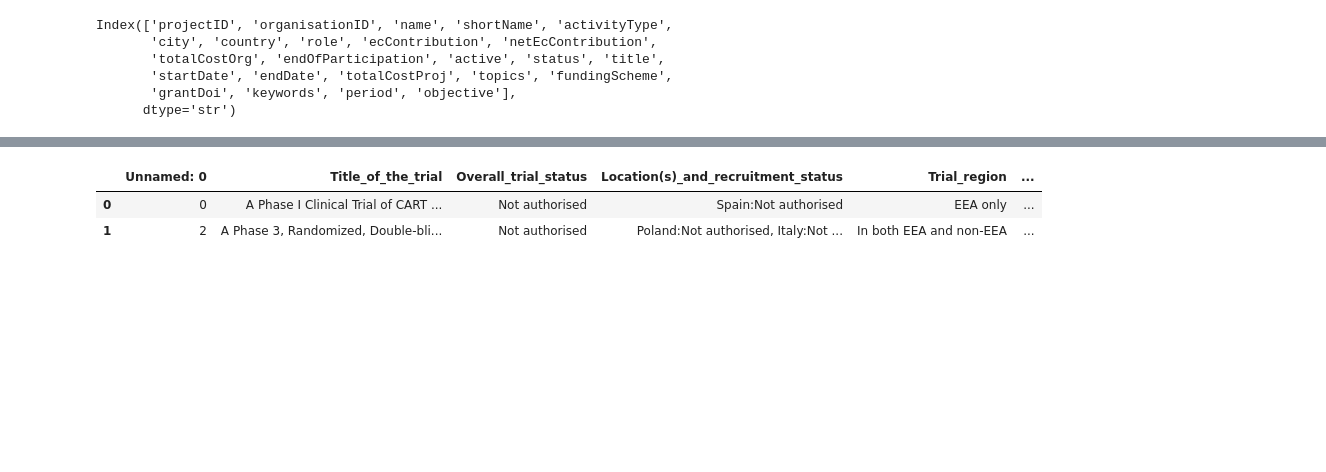
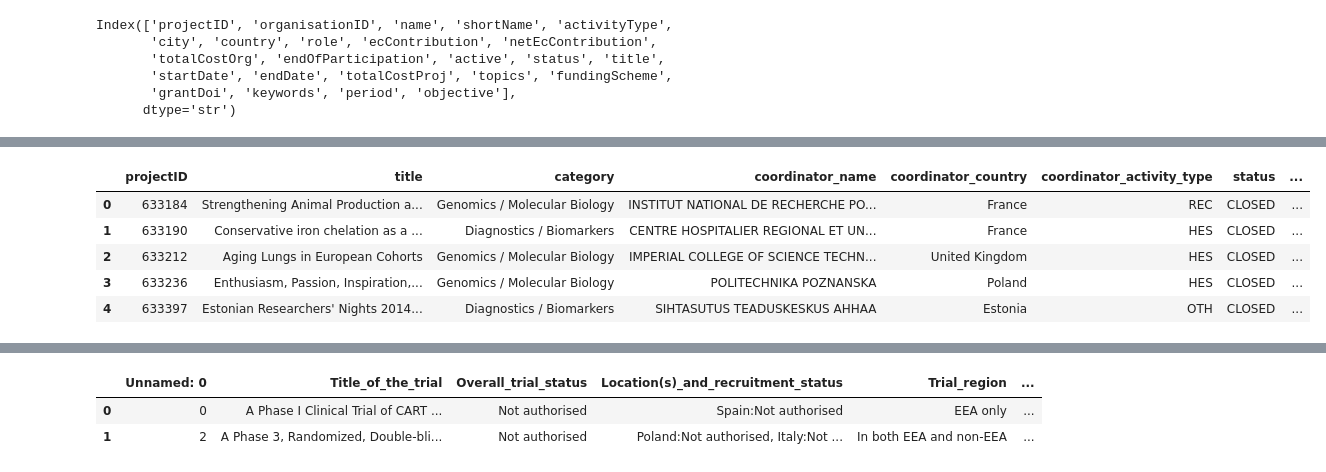
Before and after one commit to FernandaCladera/SalesAnalytics, a Jupyter notebook: Scripts/data_cleaning.ipynb, the cells around one changed output, grey strips where cells are left out. Cells and saved outputs as stored; diff of their text form; code cells hidden in the pictures; blank space fills up the shorter version.

```diff
--- a/Scripts/data_cleaning.ipynb
+++ b/Scripts/data_cleaning.ipynb
@@ -250,6 +299,7 @@ memory usage: 31.4 MB
 ## Country
 cordis_raw["country_code"] = cordis_raw["country"].str.upper()
 cordis_raw["country_name"] = cordis_raw["country_code"].map(country_name_from_code)
+cordis_raw["country_iso3"] = cordis_raw["country_code"].map(alpha3_from_alpha2)
 cordis_raw["macro_region"] = cordis_raw["country"].map(get_macro_region)
 
 ## Datetime
@@ -291,0 +311,11 @@ Countries: 190
+# %%
+cordis_raw["organisation_project_key"] = (
+    cordis_raw["organisationID"].astype("string") + "|" + cordis_raw["projectID"].astype("string")
+)
+
+before = len(cordis_raw)
+cordis_raw = cordis_raw.drop_duplicates(subset="organisation_project_key", keep="first").reset_index(drop=True)
+print(f"CORDIS rows: {before:,} -> {len(cordis_raw):,} ({before - len(cordis_raw):,} duplicate organisation-project rows removed)")
+print(f"Projects: {cordis_raw['projectID'].nunique():,}")
+print(f"Countries: {cordis_raw['country_name'].nunique():,}")
+cordis_raw[["country_code", "country_name"]].drop_duplicates().sort_values("country_name").head(15)
@@ -314,0 +376,63 @@ Length: 9, dtype: str
+# %%
+def opportunity_tier_cordis(row):
+    """Deterministic, priority-ordered CORDIS opportunity tier."""
+    if row["status"] in {"CLOSED", "TERMINATED"}:
+        return "Not applicable"
+    if row["status"] == "SIGNED":
+        is_new = row["project_start_year"] in {2026, 2027}
+        is_core = row["category"] in CORE_FIT_CATEGORIES
+        if is_new and is_core:
+            return "High"
+        if is_new or is_core:
+            return "Medium"
+        return "Small"
+    # Defensive: any status other than CLOSED/SIGNED/TERMINATED is excluded
+    # rather than silently treated as an opportunity.
+    return "Not applicable"
+
+
+project_cols = ["projectID", "title", "category", "status",
+                "totalCostProj", "project_start_year", "project_end_year"]
+
+cordis_projects = cordis_raw.drop_duplicates(subset="projectID")[project_cols].copy()
+cordis_projects["opportunity_tier_cordis"] = cordis_projects.apply(
+    opportunity_tier_cordis, axis=1
+)
+
+# Representative (coordinator) organisation per project -- falls back to the
+# organisation with the largest allocated cost if a project has no explicit
+# coordinator row, rather than dropping it from the ranking table.
+cordis_raw["_is_coordinator"] = cordis_raw["role"].str.lower().eq("coordinator")
+representative = (
+    cordis_raw.sort_values(
+        by=["projectID", "_is_coordinator", "totalCostOrg"],
+        ascending=[True, False, False],
+    )
+    .drop_duplicates(subset="projectID", keep="first")
+)
+cordis_raw = cordis_raw.drop(columns="_is_coordinator")
+
+representative_orgs = representative[
+    ["projectID", "name", "country_name", "activityType"]
+].rename(columns={
+    "name": "coordinator_name",
+    "country_name": "coordinator_country",
+    "activityType": "coordinator_activity_type",
+})
+cordis_projects = cordis_projects.merge(representative_orgs, on="projectID", how="left")
+
+n_no_coordinator = (~representative["role"].str.lower().eq("coordinator")).sum()
+print(
+    f"Projects using the largest-org fallback (no explicit coordinator row): "
+    f"{n_no_coordinator:,} of {len(cordis_projects):,}"
+)
+
+cordis_opportunities = cordis_projects[[
+    "projectID", "title", "category", "coordinator_name", "coordinator_country",
+    "coordinator_activity_type", "status", "totalCostProj",
+    "project_start_year", "project_end_year", "opportunity_tier_cordis",
+]].copy()
+
+print(cordis_opportunities["opportunity_tier_cordis"].value_counts())
+cordis_opportunities.head()
+# %% [output]
@@ -314,0 +446,6 @@ Length: 9, dtype: str
+|  | projectID | title | category | coordinator_name | coordinator_country | coordinator_activity_type | status | ... |
+| 0 | 633184 | Strengthening Animal Production a... | Genomics / Molecular Biology | INSTITUT NATIONAL DE RECHERCHE PO... | France | REC | CLOSED | ... |
+| 1 | 633190 | Conservative iron chelation as a ... | Diagnostics / Biomarkers | CENTRE HOSPITALIER REGIONAL ET UN... | France | HES | CLOSED | ... |
+| 2 | 633212 | Aging Lungs in European Cohorts | Genomics / Molecular Biology | IMPERIAL COLLEGE OF SCIENCE TECHN... | United Kingdom | HES | CLOSED | ... |
+| 3 | 633236 | Enthusiasm, Passion, Inspiration,... | Genomics / Molecular Biology | POLITECHNIKA POZNANSKA | Poland | HES | CLOSED | ... |
+| 4 | 633397 | Estonian Researchers' Nights 2014... | Diagnostics / Biomarkers | SIHTASUTUS TEADUSKESKUS AHHAA | Estonia | OTH | CLOSED | ... |
```
Also changed, not shown: parts of 33 cells of this notebook, 2 other files.
